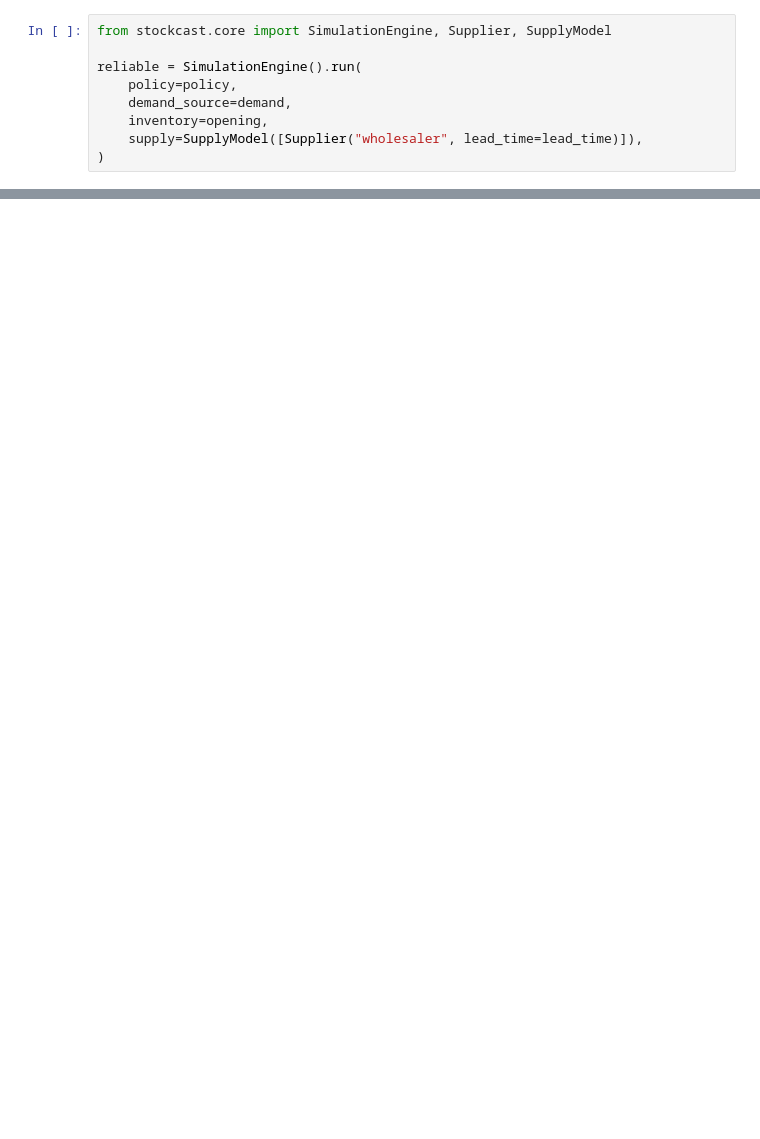
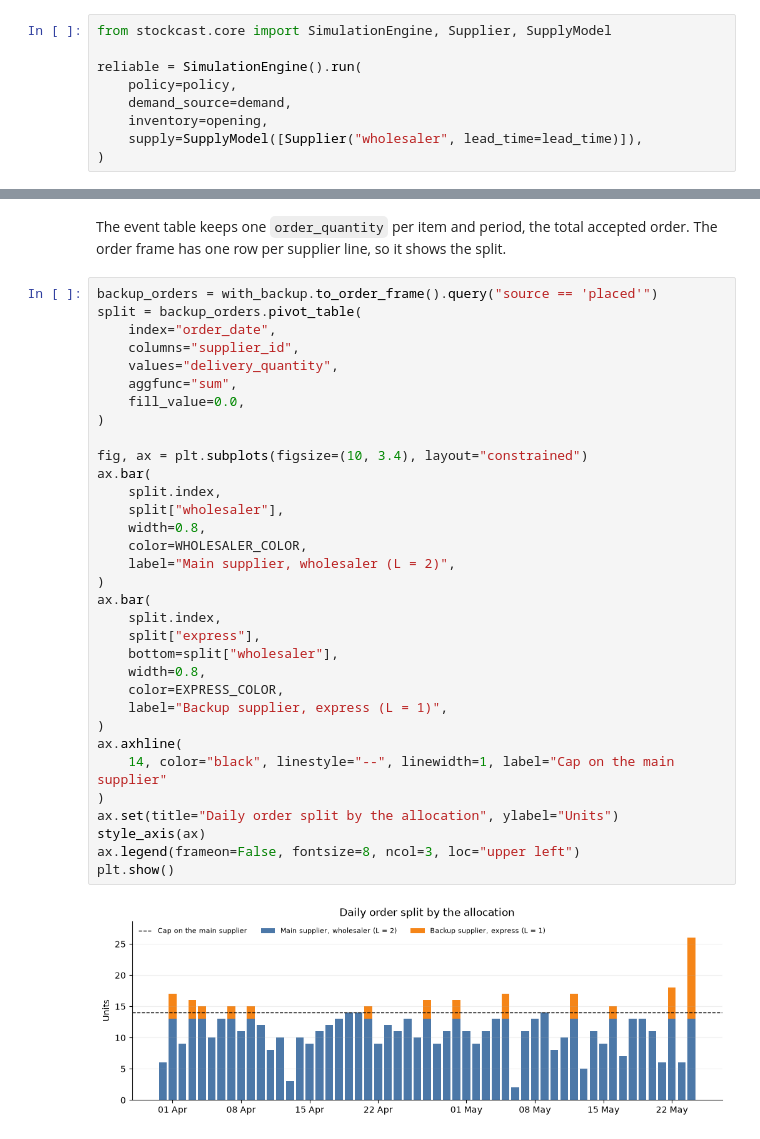
Before and after one commit to FilTheo/stockcast, a Jupyter notebook: examples/notebooks/05f_unreliable_supplier.ipynb, the cells around one changed output, grey strips where cells are left out. Saved outputs shown, nothing was run; the diff lists cells and outputs as text; blank space fills up the shorter version.

```diff
--- a/examples/notebooks/05f_unreliable_supplier.ipynb
+++ b/examples/notebooks/05f_unreliable_supplier.ipynb
@@ -650,0 +522,37 @@ This is one demand path and one invented supplier, so it shows how to set up the
+# %% [markdown]
+The event table keeps one `order_quantity` per item and period, the total accepted order. The order frame has one row per supplier line, so it shows the split.
+# %%
+backup_orders = with_backup.to_order_frame().query("source == 'placed'")
+split = backup_orders.pivot_table(
+    index="order_date",
+    columns="supplier_id",
+    values="delivery_quantity",
+    aggfunc="sum",
+    fill_value=0.0,
+)
+
+fig, ax = plt.subplots(figsize=(10, 3.4), layout="constrained")
+ax.bar(
+    split.index,
+    split["wholesaler"],
+    width=0.8,
+    color=WHOLESALER_COLOR,
+    label="Main supplier, wholesaler (L = 2)",
+)
+ax.bar(
+    split.index,
+    split["express"],
+    bottom=split["wholesaler"],
+    width=0.8,
+    color=EXPRESS_COLOR,
+    label="Backup supplier, express (L = 1)",
+)
+ax.axhline(
+    14, color="black", linestyle="--", linewidth=1, label="Cap on the main supplier"
+)
+ax.set(title="Daily order split by the allocation", ylabel="Units")
+style_axis(ax)
+ax.legend(frameon=False, fontsize=8, ncol=3, loc="upper left")
+plt.show()
+# %% [output]
+[figure, added]
```
Also changed, not shown: parts of 65 cells of this notebook.
